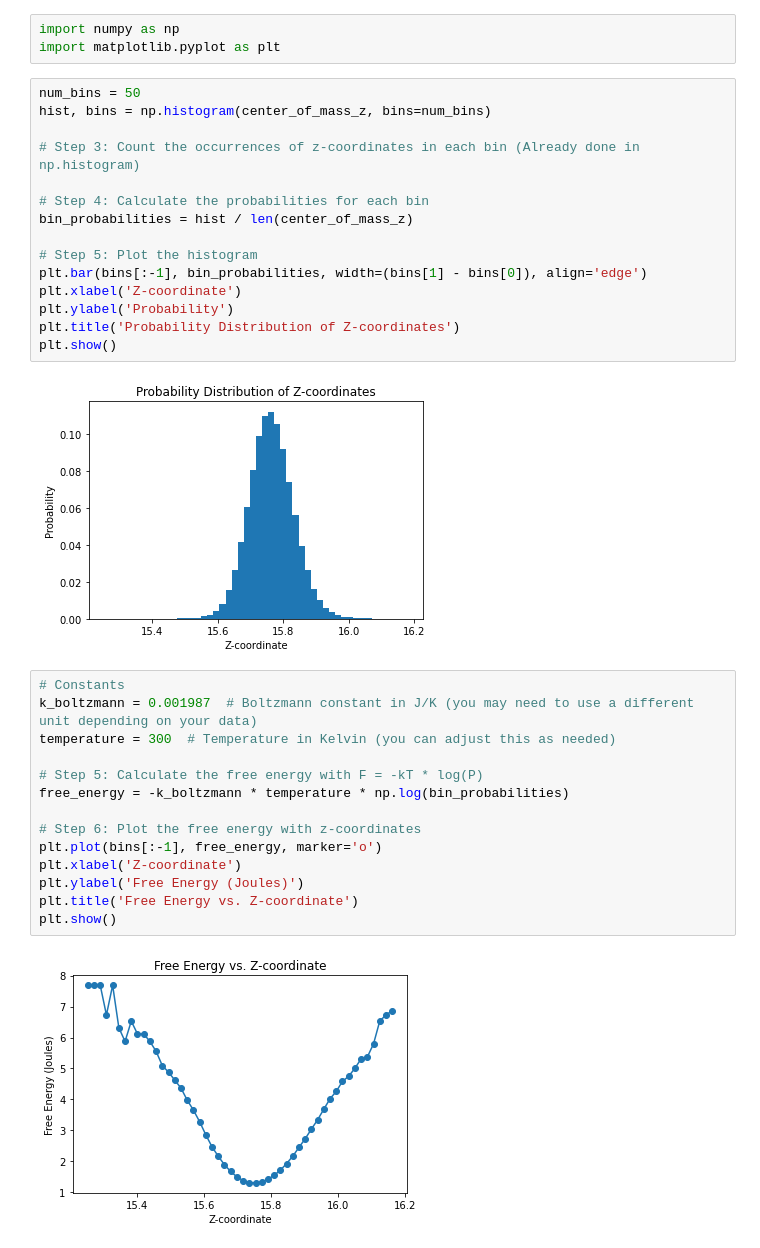
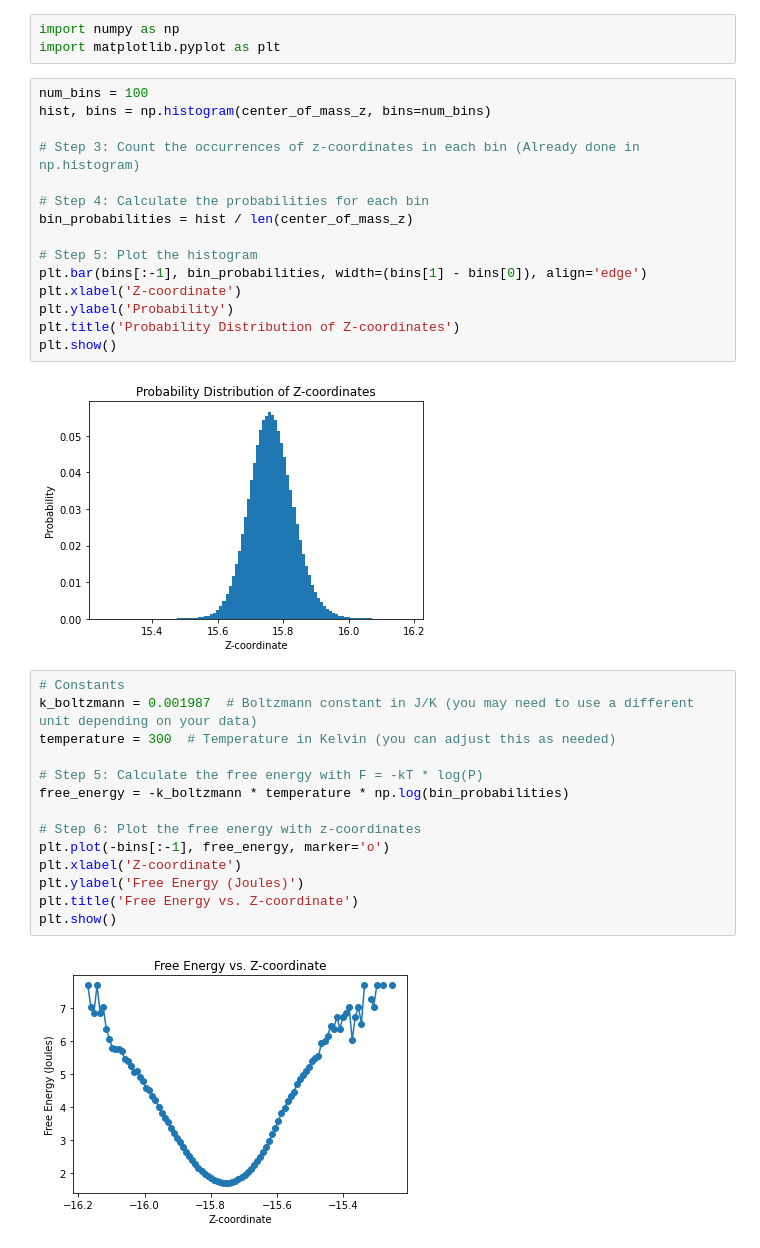
Before and after one commit to MengyanWang/Membrane-Project, a Jupyter notebook: Free_Energy_Plot.ipynb, the cells around one changed output. Cells and saved outputs as stored; diff of their text form.

```diff
--- a/Free_Energy_Plot.ipynb
+++ b/Free_Energy_Plot.ipynb
@@ -15,7 +17,7 @@ for ts in u.trajectory:
 import numpy as np
 import matplotlib.pyplot as plt
 # %%
-num_bins = 50
+num_bins = 100
 hist, bins = np.histogram(center_of_mass_z, bins=num_bins)
 
 # Step 3: Count the occurrences of z-coordinates in each bin (Already done in np.histogram)
@@ -30,23 +32,23 @@ plt.ylabel('Probability')
 plt.title('Probability Distribution of Z-coordinates')
 plt.show()
 # %% [output]
-[figure, old version]
+[figure, new version]
 # %%
 # Constants
 k_boltzmann = 0.001987  # Boltzmann constant in J/K (you may need to use a different unit depending on your data)
 temperature = 300  # Temperature in Kelvin (you can adjust this as needed)
 
 # Step 5: Calculate the free energy with F = -kT * log(P)
 free_energy = -k_boltzmann * temperature * np.log(bin_probabilities)
 
 # Step 6: Plot the free energy with z-coordinates
-plt.plot(bins[:-1], free_energy, marker='o')
+plt.plot(-bins[:-1], free_energy, marker='o')
 plt.xlabel('Z-coordinate')
 plt.ylabel('Free Energy (Joules)')
 plt.title('Free Energy vs. Z-coordinate')
 plt.show()
 # %% [output]
-[figure, old version]
+[figure, new version]
 # %%
 # Constants
 k_boltzmann = 0.001987  # Boltzmann constant in J/K (you may need to use a different unit depending on your data)
```
Also changed, not shown: parts of 2 cells of this notebook, 25 other files.
